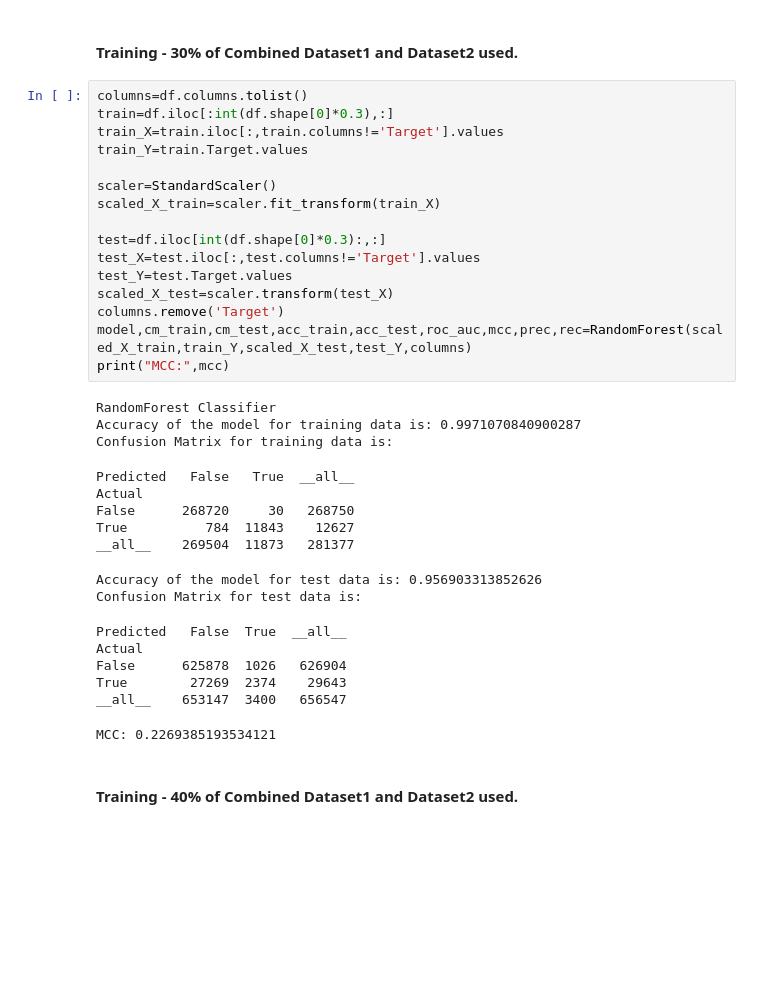
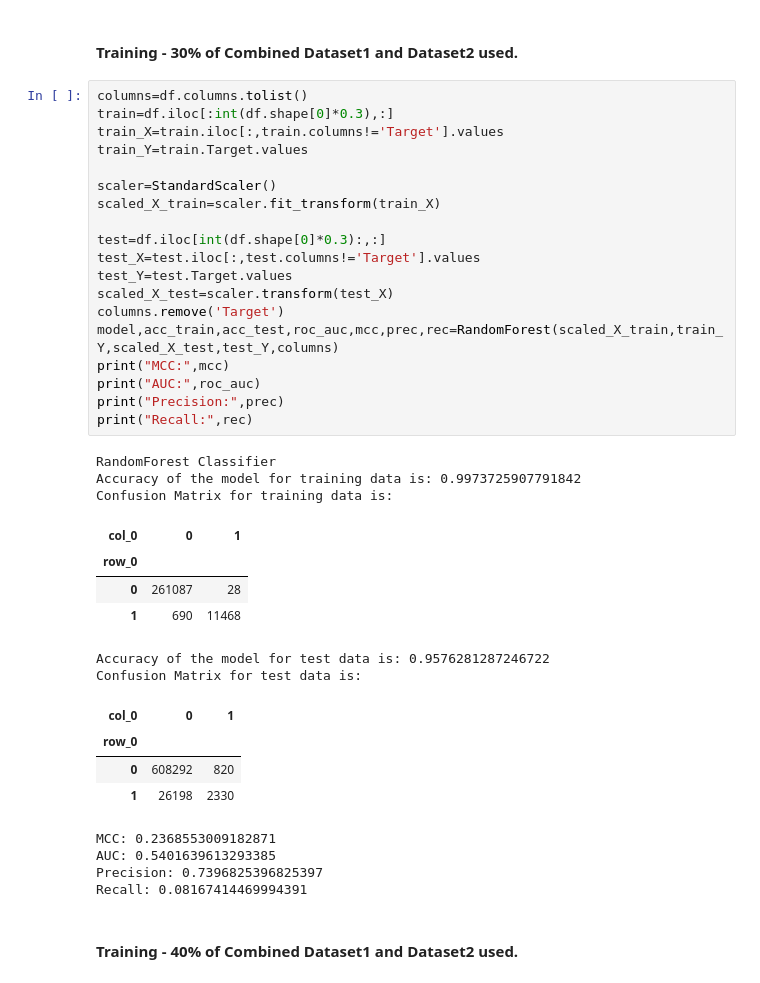
Before and after one commit to darshan-b/Reputation, a Jupyter notebook: Combined/Building_dataset_oversampling_using_34_features.ipynb, the cells around one changed output. Saved outputs shown, nothing was run; the diff lists cells and outputs as text; blank space fills up the shorter version.

```diff
--- a/Combined/Building_dataset_oversampling_using_34_features.ipynb
+++ b/Combined/Building_dataset_oversampling_using_34_features.ipynb
@@ -136,36 +151,40 @@ MCC: 0.22323541289705703
 # %%
 columns=df.columns.tolist()
 train=df.iloc[:int(df.shape[0]*0.3),:]
 train_X=train.iloc[:,train.columns!='Target'].values
 train_Y=train.Target.values
 
 scaler=StandardScaler()
 scaled_X_train=scaler.fit_transform(train_X)
 
 test=df.iloc[int(df.shape[0]*0.3):,:]
 test_X=test.iloc[:,test.columns!='Target'].values
 test_Y=test.Target.values
 scaled_X_test=scaler.transform(test_X)
 columns.remove('Target')
-model,cm_train,cm_test,acc_train,acc_test,roc_auc,mcc,prec,rec=RandomForest(scaled_X_train,train_Y,scaled_X_test,test_Y,columns)
+model,acc_train,acc_test,roc_auc,mcc,prec,rec=RandomForest(scaled_X_train,train_Y,scaled_X_test,test_Y,columns)
 print("MCC:",mcc)
+print("AUC:",roc_auc)
+print("Precision:",prec)
+print("Recall:",rec)
 # %% [output]
 RandomForest Classifier
-Accuracy of the model for training data is: 0.9971070840900287
+Accuracy of the model for training data is: 0.9973725907791842
 Confusion Matrix for training data is:
+| col_0 | 0 | 1 |
+| row_0 |  |  |
+| 0 | 261087 | 28 |
+| 1 | 690 | 11468 |
-Predicted   False   True  __all__
-Actual
-False      268720     30   268750
-True          784  11843    12627
-__all__    269504  11873   281377
+Accuracy of the model for test data is: 0.9576281287246722
+Confusion Matrix for test data is:
+| col_0 | 0 | 1 |
+| row_0 |  |  |
+| 0 | 608292 | 820 |
+| 1 | 26198 | 2330 |
-Accuracy of the model for test data is: 0.956903313852626
-Confusion Matrix for test data is:
+MCC: 0.2368553009182871
+AUC: 0.5401639613293385
+Precision: 0.7396825396825397
+Recall: 0.08167414469994391
-Predicted   False  True  __all__
-Actual
-False      625878  1026   626904
-True        27269  2374    29643
-__all__    653147  3400   656547
-MCC: 0.2269385193534121
 # %% [markdown]
 #### Training - 40% of Combined Dataset1 and Dataset2 used.
 # %%
```
Also changed, not shown: parts of 10 cells of this notebook.
